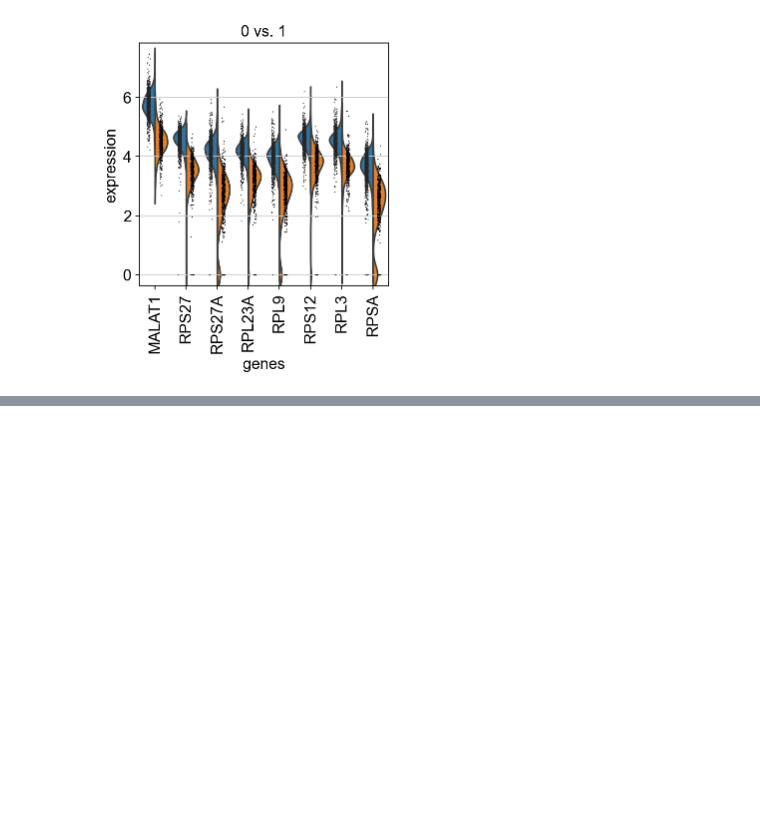
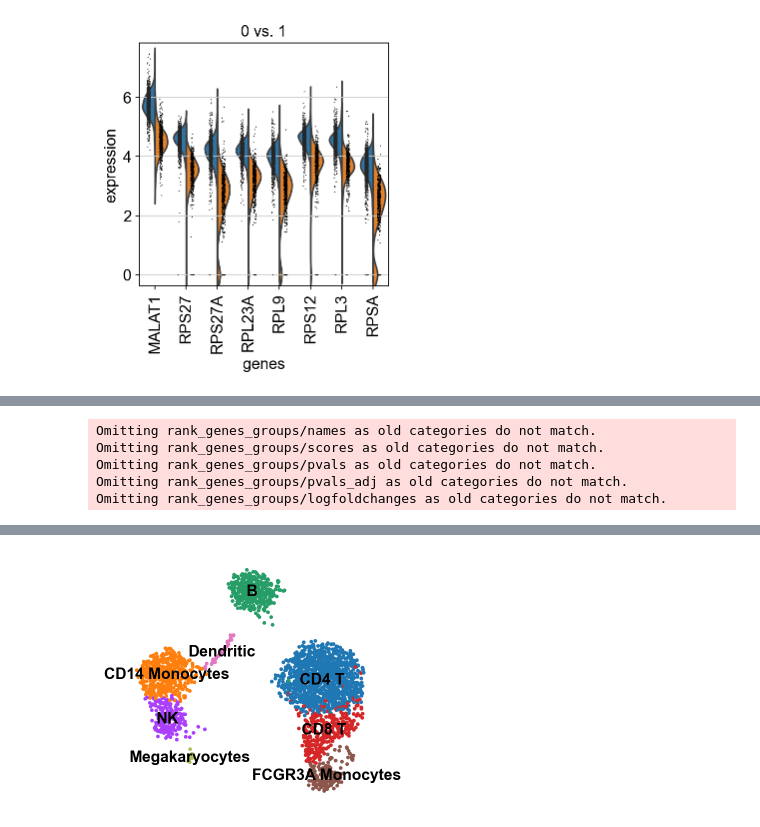
Before and after one commit to mattyangster/learning, a Jupyter notebook: learning.ipynb, the cells around one changed output, grey strips where cells are left out. Drawn from its saved outputs; the diff is of its cells as text; code cells hidden in the pictures; blank space fills up the shorter version.

```diff
--- a/learning.ipynb
+++ b/learning.ipynb
@@ -327,0 +332,16 @@ sc.pl.violin(adata, ['CST3', 'NKG7', 'PPBP'], groupby = 'leiden')
+# %%
+new_cluster_names = [
+    'CD4 T', 'CD14 Monocytes',
+    'B', 'CD8 T',
+    'NK', 'FCGR3A Monocytes',
+    'Dendritic', 'Megakaryocytes']
+adata.rename_categories('leiden', new_cluster_names)
+# %% [output]
+Omitting rank_genes_groups/names as old categories do not match.
+Omitting rank_genes_groups/scores as old categories do not match.
+Omitting rank_genes_groups/pvals as old categories do not match.
+Omitting rank_genes_groups/pvals_adj as old categories do not match.
+Omitting rank_genes_groups/logfoldchanges as old categories do not match.
+# %%
+sc.pl.umap(adata, color='leiden', legend_loc='on data', title='', frameon=False, save='.pdf')
+# %% [output]
@@ -327,0 +349 @@ sc.pl.violin(adata, ['CST3', 'NKG7', 'PPBP'], groupby = 'leiden')
+[figure, added]
```
Also changed, not shown: parts of 6 cells of this notebook, 2 other files.
